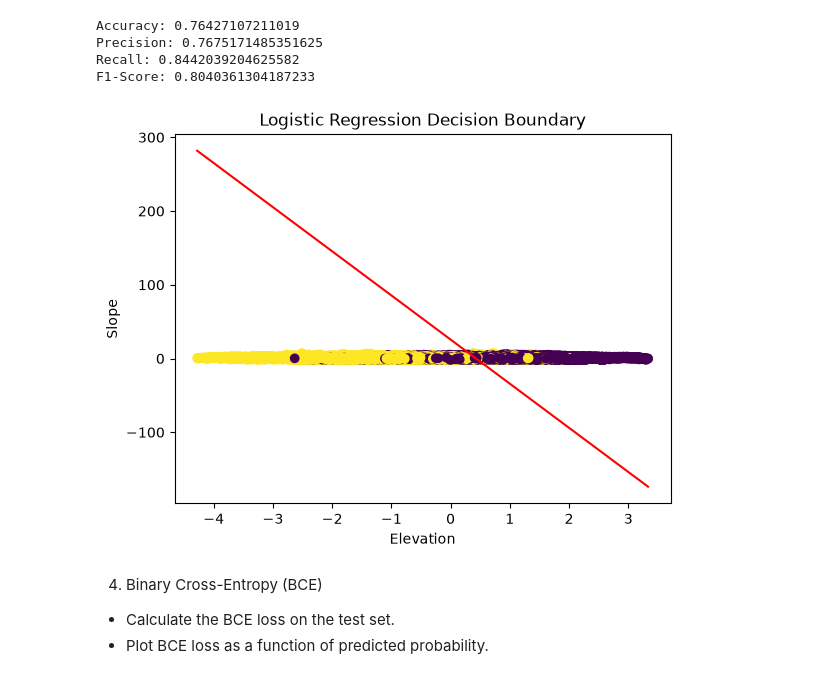
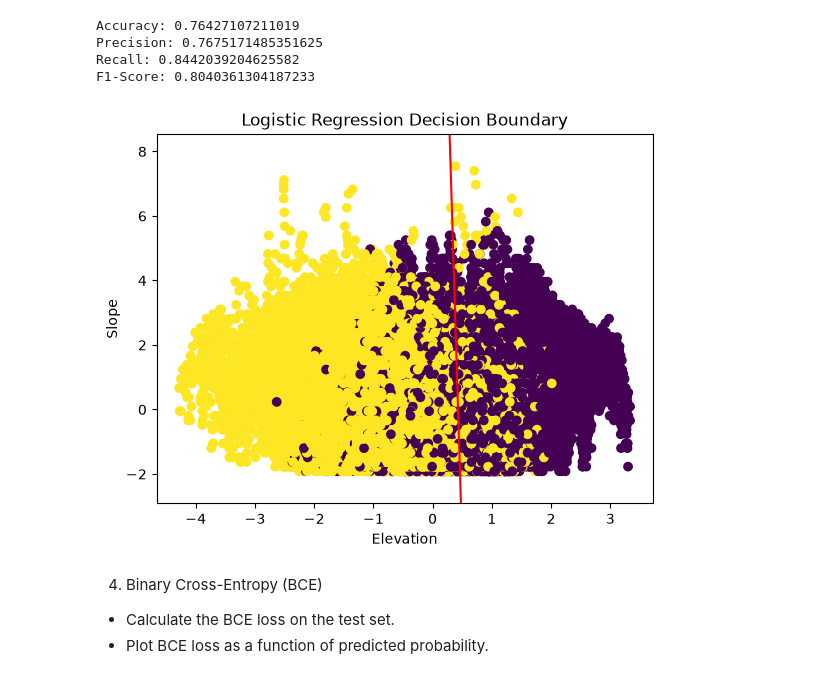
Before and after one commit to ethankim13/hw1-coms4726, a Jupyter notebook: hw1.ipynb, the cells around one changed output. Saved outputs shown, nothing was run; the diff lists cells and outputs as text; code cells hidden in the pictures.

```diff
--- a/hw1.ipynb
+++ b/hw1.ipynb
@@ -324,24 +325,25 @@ F1-Score: 0.8040361304187233
 # %%
 # Visualizing the decision boundary
 
 X_2feat = X_train_scaled[:, [elevation_idx, slope_idx]]
 # Train the 2-Feature perceptron
 w_logistic_2feat, b_logistic_2feat = logistic_trainer(X_2feat, y_train, n=0.01, max_epochs = 50)
 
 elevation_values = X_2feat[:, 0]
 slope_values = X_2feat[:, 1]
 
 x1_range = np.linspace(elevation_values.min(), elevation_values.max(), 100)
 x2_boundary = -(w_logistic_2feat[0]*x1_range + b_logistic_2feat) / w_logistic_2feat[1]
 
 plt.scatter(elevation_values, slope_values, c = y_train)
 plt.plot(x1_range, x2_boundary, color = 'red')
 plt.xlabel('Elevation')
 plt.ylabel('Slope')
 plt.title('Logistic Regression Decision Boundary')
+plt.ylim(slope_values.min() - 1, slope_values.max() + 1)
 plt.show()
 # %% [output]
-[figure, old version]
+[figure, new version]
 # %% [markdown]
 4. Binary Cross-Entropy (BCE)
 - Calculate the BCE loss on the test set.
```
Also changed, not shown: parts of 1 cell of this notebook, 1 other file.
